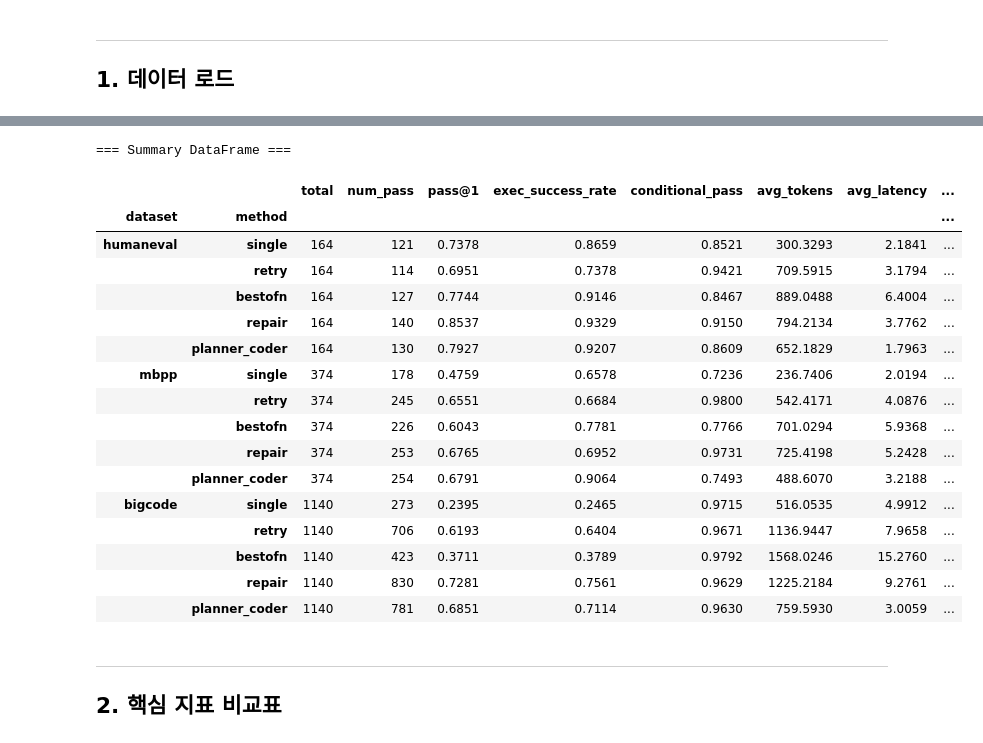
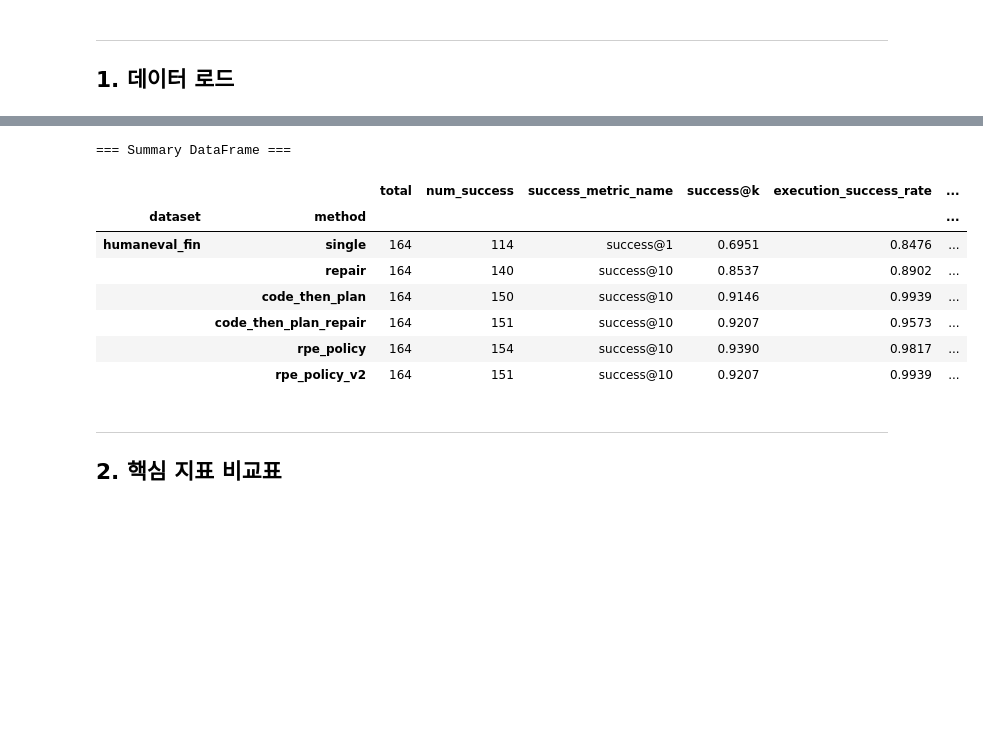
Before and after one commit to dibk100/project_IR_focus_sLM_orchestration, a Jupyter notebook: analysis/exp_phase1_v3_all/phase1_analysis.ipynb, the cells around one changed output, grey strips where cells are left out. Saved outputs shown, nothing was run; the diff lists cells and outputs as text; code cells hidden in the pictures; blank space fills up the shorter version.

```diff
--- a/analysis/exp_phase1_v3_all/phase1_analysis.ipynb
+++ b/analysis/exp_phase1_v3_all/phase1_analysis.ipynb
@@ -153,52 +137,80 @@ if missing:
 # %%
 # ── summary DataFrame 구성 ──
 rows = []
+
 for (dataset, method), s in summaries.items():
     if s is None:
         continue
+
+    max_calls = s.get("max_calls", 10)
+    success_key = s.get("success_metric_name", f"success@{max_calls}")
+
     row = {
-        'dataset'              : dataset,
-        'method'               : method,
-        'method_label'         : METHOD_LABELS.get(method, method),
-        'total'                : s.get('total_problems', s.get('total', 0)),
-        'num_pass'             : s.get('num_pass', s.get('passed', 0)),
-        'pass@1'               : s.get('pass_at_1', s.get('pass@1', 0.0)),
-        'exec_success_rate'    : s.get('execution_success_rate', 0.0),
-        'conditional_pass'     : s.get('conditional_pass', 0.0),
-        'avg_tokens'           : s.get('avg_tokens', 0.0),
-        'avg_latency'          : s.get('avg_latency', 0.0),
-        'avg_calls'            : s.get('avg_calls', 0.0),
+        "dataset": dataset,
+        "method": method,
+        "method_label": METHOD_LABELS.get(method, method),
+
+        "total": s.get("total_problems", s.get("total", 0)),
+
+        # 기존 num_pass/pass@1 대신 success 계열 사용
+        "num_success": s.get("num_success", s.get("success", s.get("num_pass", s.get("passed", 0)))),
+
+        "success_metric_name": success_key,
+        "success@k": s.get(
+            "success_at_k",
+            s.get(success_key, s.get("pass_at_1", s.get("pass@1", 0.0)))
+        ),
+
+        "execution_success_rate": s.get("execution_success_rate", 0.0),
+
+        # 기존 conditional_pass와 새 conditional_success 둘 다 대응
+        "conditional_success": s.get(
+            "conditional_success",
+            s.get("conditional_pass", 0.0)
+        ),
+
+        "avg_tokens": s.get("avg_tokens", 0.0),
+        "avg_latency": s.get("avg_latency", 0.0),
+        "avg_calls": s.get("avg_calls", 0.0),
     }
+
     rows.append(row)
 
 df_summary = pd.DataFrame(rows)
-df_summary = df_summary.set_index(['dataset', 'method'])
+df_summary = df_summary.set_index(["dataset", "method"])
 
 # 방법 순서 고정
-method_order = [m for m in METHODS if m in df_summary.index.get_level_values('method').unique()]
+method_order = [
+    m for m in METHODS
+    if m in df_summary.index.get_level_values("method").unique()
+]
 
-print('\n=== Summary DataFrame ===')
-display(df_summary[['total', 'num_pass', 'pass@1', 'exec_success_rate', 'conditional_pass',
-                     'avg_tokens', 'avg_latency', 'avg_calls']].round(4))
+print("\n=== Summary DataFrame ===")
+display(
+    df_summary[
+        [
+            "total",
+            "num_success",
+            "success_metric_name",
+            "success@k",
+            "execution_success_rate",
+            "conditional_success",
+            "avg_tokens",
+            "avg_latency",
+            "avg_calls",
+        ]
+    ].round(4)
+)
 # %% [output]
 === Summary DataFrame ===
-|  |  | total | num_pass | pass@1 | exec_success_rate | conditional_pass | avg_tokens | avg_latency | ... |
-| dataset | method |  |  |  |  |  |  |  | ... |
-| humaneval | single | 164 | 121 | 0.7378 | 0.8659 | 0.8521 | 300.3293 | 2.1841 | ... |
-|  | retry | 164 | 114 | 0.6951 | 0.7378 | 0.9421 | 709.5915 | 3.1794 | ... |
-|  | bestofn | 164 | 127 | 0.7744 | 0.9146 | 0.8467 | 889.0488 | 6.4004 | ... |
-|  | repair | 164 | 140 | 0.8537 | 0.9329 | 0.9150 | 794.2134 | 3.7762 | ... |
-|  | planner_coder | 164 | 130 | 0.7927 | 0.9207 | 0.8609 | 652.1829 | 1.7963 | ... |
-| mbpp | single | 374 | 178 | 0.4759 | 0.6578 | 0.7236 | 236.7406 | 2.0194 | ... |
-|  | retry | 374 | 245 | 0.6551 | 0.6684 | 0.9800 | 542.4171 | 4.0876 | ... |
-|  | bestofn | 374 | 226 | 0.6043 | 0.7781 | 0.7766 | 701.0294 | 5.9368 | ... |
-|  | repair | 374 | 253 | 0.6765 | 0.6952 | 0.9731 | 725.4198 | 5.2428 | ... |
-|  | planner_coder | 374 | 254 | 0.6791 | 0.9064 | 0.7493 | 488.6070 | 3.2188 | ... |
-| bigcode | single | 1140 | 273 | 0.2395 | 0.2465 | 0.9715 | 516.0535 | 4.9912 | ... |
-|  | retry | 1140 | 706 | 0.6193 | 0.6404 | 0.9671 | 1136.9447 | 7.9658 | ... |
-|  | bestofn | 1140 | 423 | 0.3711 | 0.3789 | 0.9792 | 1568.0246 | 15.2760 | ... |
-|  | repair | 1140 | 830 | 0.7281 | 0.7561 | 0.9629 | 1225.2184 | 9.2761 | ... |
-|  | planner_coder | 1140 | 781 | 0.6851 | 0.7114 | 0.9630 | 759.5930 | 3.0059 | ... |
+|  |  | total | num_success | success_metric_name | success@k | execution_success_rate | ... |
+| dataset | method |  |  |  |  |  | ... |
+| humaneval_fin | single | 164 | 114 | success@1 | 0.6951 | 0.8476 | ... |
+|  | repair | 164 | 140 | success@10 | 0.8537 | 0.8902 | ... |
+|  | code_then_plan | 164 | 150 | success@10 | 0.9146 | 0.9939 | ... |
+|  | code_then_plan_repair | 164 | 151 | success@10 | 0.9207 | 0.9573 | ... |
+|  | rpe_policy | 164 | 154 | success@10 | 0.9390 | 0.9817 | ... |
+|  | rpe_policy_v2 | 164 | 151 | success@10 | 0.9207 | 0.9939 | ... |
 # %% [markdown]
 ---
 ## 2. 핵심 지표 비교표
```
Also changed, not shown: parts of 16 cells of this notebook, 23 other files.
